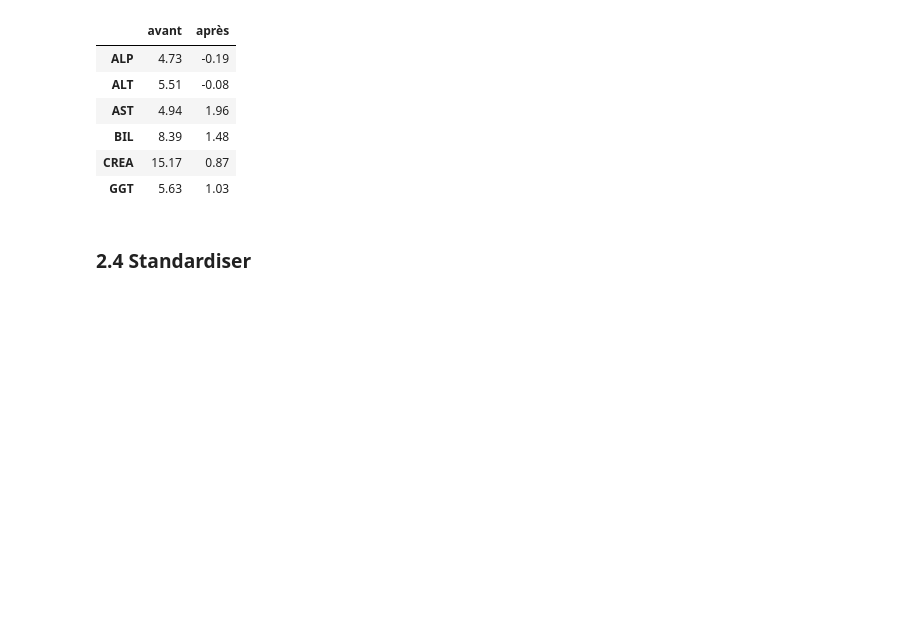
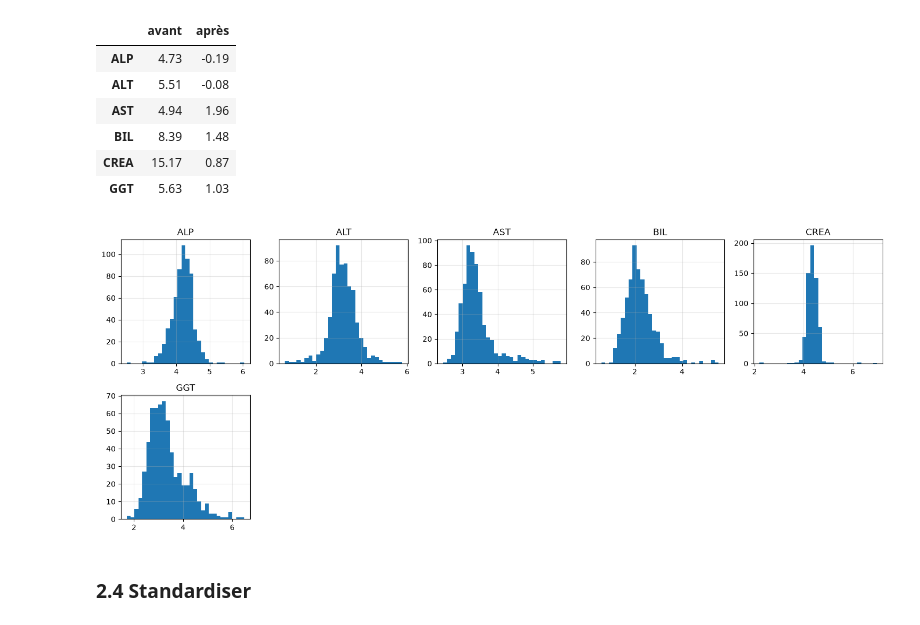
Before and after one commit to CedricKonkobo/Clustering-d-analyses-sanguines, a Jupyter notebook: Clustering d’analyses sanguines.ipynb, the cells around one changed output. Saved outputs shown, nothing was run; the diff lists cells and outputs as text; code cells hidden in the pictures; blank space fills up the shorter version.

```diff
--- a/Clustering d’analyses sanguines.ipynb
+++ b/Clustering d’analyses sanguines.ipynb
@@ -275,6 +277,13 @@ pd.DataFrame({"avant": X[asymetriques].skew(),
 | BIL | 8.39 | 1.48 |
 | CREA | 15.17 | 0.87 |
 | GGT | 5.63 | 1.03 |
+# %%
+X_log[asymetriques].hist(bins=30, figsize=(15, 6), layout=(2, 5))
+plt.tight_layout()
+#plt.savefig("figures/1_histogrammes.png", dpi=150)
+plt.show()
+# %% [output]
+[figure, added]
 # %% [markdown]
 ### 2.4 Standardiser
 # %%
```
Also changed, not shown: parts of 16 cells of this notebook, 1 other file.
